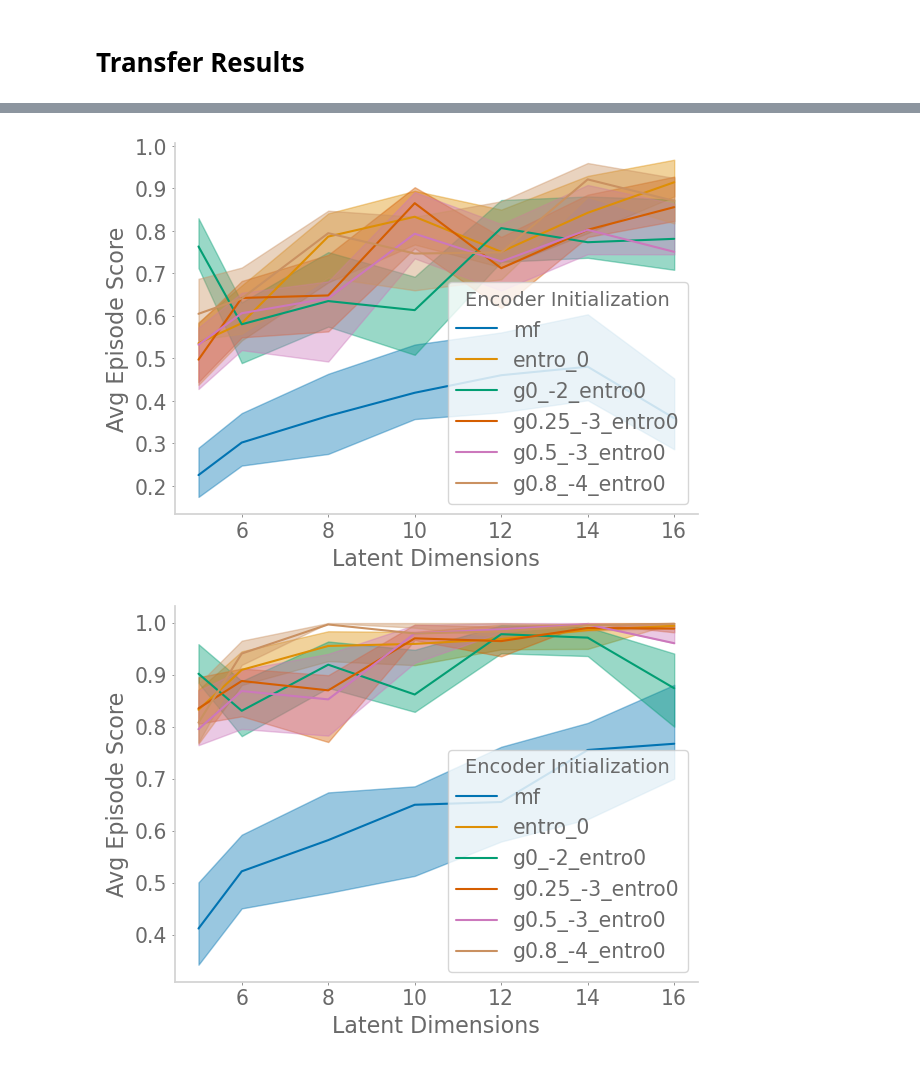
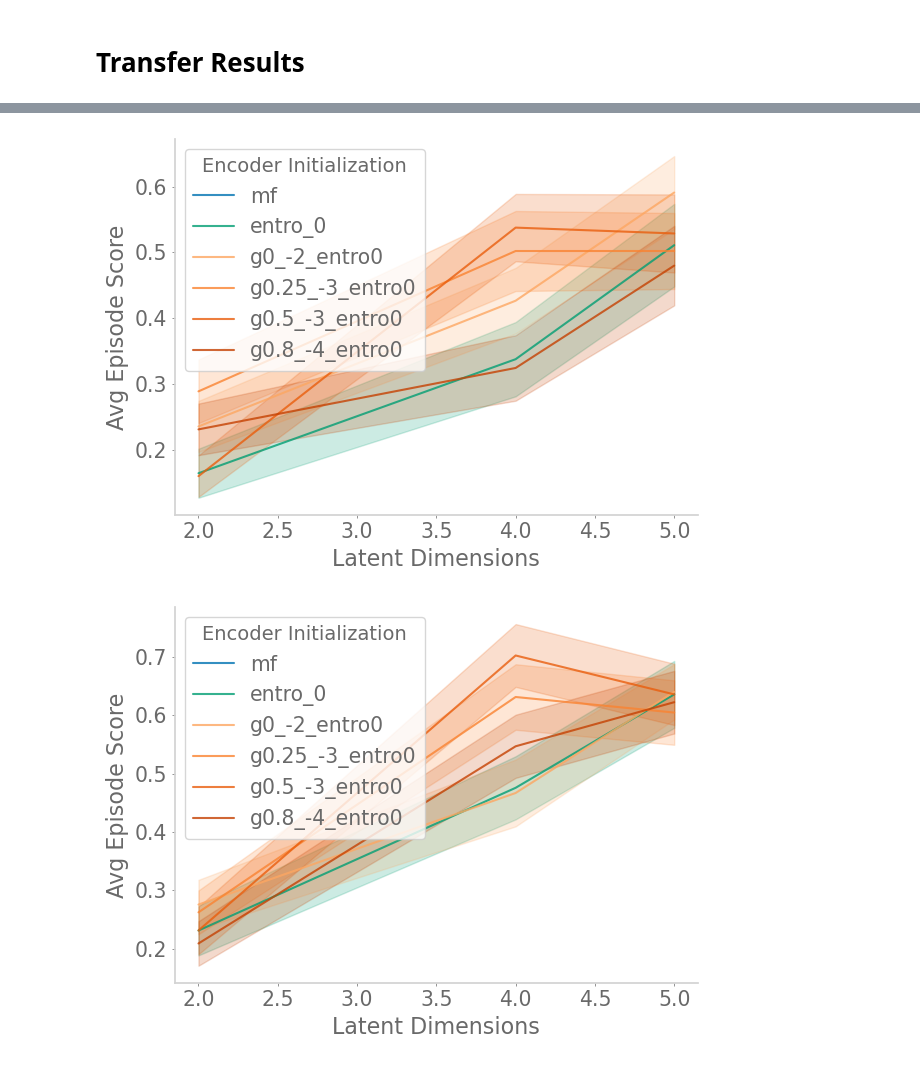
Before and after one commit to chingf/auxrl, a Jupyter notebook: notebooks/04-gridworld-sweep-results.ipynb, the cells around one changed output, grey strips where cells are left out. Saved outputs shown, nothing was run; the diff lists cells and outputs as text; code cells hidden in the pictures.

```diff
--- a/notebooks/04-gridworld-sweep-results.ipynb
+++ b/notebooks/04-gridworld-sweep-results.ipynb
@@ -66,8 +66,8 @@ def plot(
             color = colors[fname_idx]
         else:
             color = None
-        ax.plot(x_axis, line, label=fname, color=color)
-        ax.fill_between(x_axis, shading_lower, shading_upper, alpha=0.4,color=color)
+        ax.plot(x_axis, line, label=fname, color=color, alpha=0.8)
+        ax.fill_between(x_axis, shading_lower, shading_upper, alpha=0.2,color=color)
     plt.ylabel('Avg Episode Score')
     plt.xlabel('Latent Dimensions')
     #plt.xticks([0.75, 1, 1.25], ['$0.75$x', '$1$x', '$1.25$x'])
@@ -167,6 +179,6 @@ plot(
 # %% [markdown]
 # Transfer Results
 # %%
-zs = np.arange(4, 18)
+zs = np.arange(2, 20)
 # %%
-taskB_df = get_df('frozentransfer_gridworld6x6', zs)
+taskB_df = get_df('frozentransfer_gridworld8x8', zs)
@@ -173,24 +217,28 @@ taskB_df = get_df('frozentransfer_gridworld6x6', zs)
 # %%
+colors = cm.get_cmap('Oranges')
+c_steps = np.linspace(0.4, 0.8, 4, endpoint=True)
 plot(
     taskB_df, 'valid_score',
-    125,
-    smooth_line=True, smooth_n=10,
+    200,
+    smooth_line=False, smooth_n=10,
     fnames=['mf', 'entro_0', 'g0_-2_entro0', 'g0.25_-3_entro0', 'g0.5_-3_entro0', 'g0.8_-4_entro0'],
     smooth_plot=False,
-    figname='gridworld6x6_taskB_early', legend_title='Encoder Initialization',
-    colors=['C0', 'C1', 'C2', 'C3', 'C4', 'C5']
+    figname='gridworld8x8_taskB_late', legend_title='Encoder Initialization',
+    colors=['C0', 'C2', colors(c_steps[0]), colors(c_steps[1]), colors(c_steps[2]), colors(c_steps[3])]
      )
 # %% [output]
-[figure, old version]
+[figure, new version]
 # %%
+colors = cm.get_cmap('Oranges')
+c_steps = np.linspace(0.4, 0.8, 4, endpoint=True)
 plot(
     taskB_df, 'valid_score',
-    280,
-    smooth_line=True, smooth_n=10,
+    300,
+    smooth_line=False, smooth_n=10,
     fnames=['mf', 'entro_0', 'g0_-2_entro0', 'g0.25_-3_entro0', 'g0.5_-3_entro0', 'g0.8_-4_entro0'],
     smooth_plot=False,
-    figname='gridworld6x6_taskB_late', legend_title='Encoder Initialization',
-    colors=['C0', 'C1', 'C2', 'C3', 'C4', 'C5']
+    figname='gridworld8x8_taskB_late', legend_title='Encoder Initialization',
+    colors=['C0', 'C2', colors(c_steps[0]), colors(c_steps[1]), colors(c_steps[2]), colors(c_steps[3])]
      )
 # %% [output]
-[figure, old version]
+[figure, new version]
```
Also changed, not shown: parts of 8 cells of this notebook, 7 other files.
